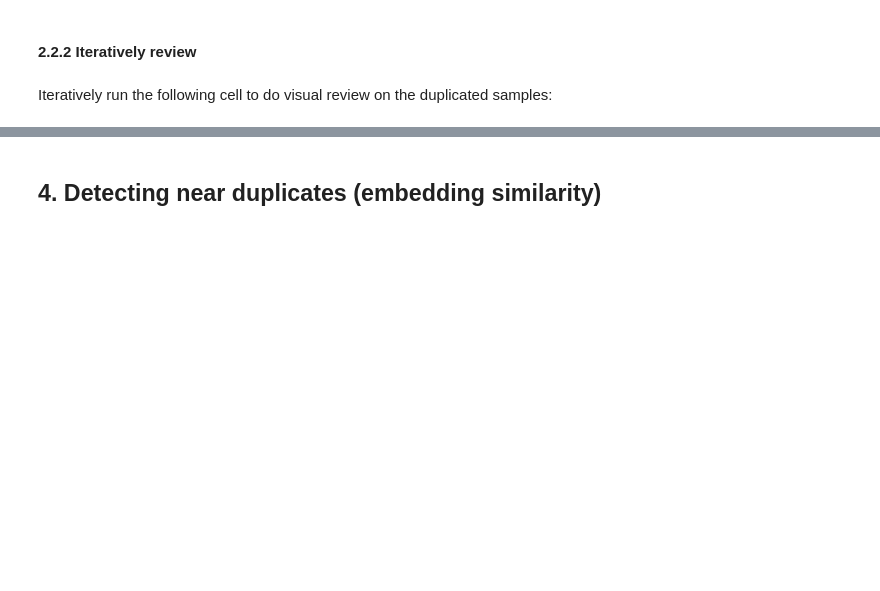
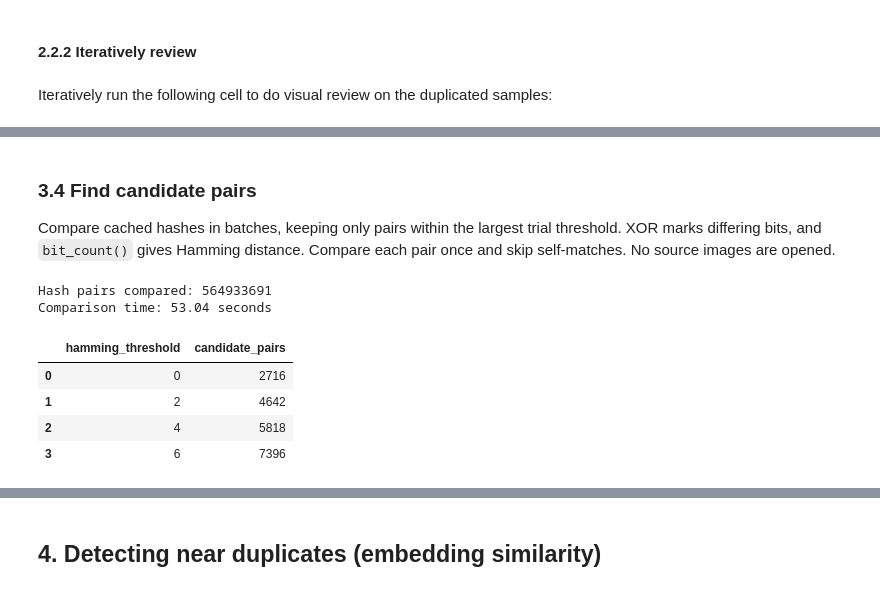
Before and after one commit to clymber/object_detection, a Jupyter notebook: dataset/notebooks/nb01.07-ball_detect_dataset/nb01.07.02-deduplicate.ipynb, the cells around one changed output, grey strips where cells are left out. Saved outputs shown, nothing was run; the diff lists cells and outputs as text; code cells hidden in the pictures; blank space fills up the shorter version.

```diff
--- a/dataset/notebooks/nb01.07-ball_detect_dataset/nb01.07.02-deduplicate.ipynb
+++ b/dataset/notebooks/nb01.07-ball_detect_dataset/nb01.07.02-deduplicate.ipynb
@@ -126,0 +190,72 @@ PHASH_SIZE = 8
+# %% [markdown]
+### 3.4 Find candidate pairs
+
+Compare cached hashes in batches, keeping only pairs within the largest trial
+threshold. XOR marks differing bits, and `bit_count()` gives Hamming distance.
+Compare each pair once and skip self-matches. No source images are opened.
+# %%
+from time import perf_counter
+
+import pandas as pd
+
+PHASH_THRESHOLDS = (0, 2, 4, 6)
+PHASH_MAX_DISTANCE = max(PHASH_THRESHOLDS)
+PAIR_BATCH_SIZE = 256
+
+hashed_ids, cached_hashes = cast(
+    tuple[list[str], list[str]],
+    hashed_representative_view.values(["id", "perceptual_hash"]),
+)
+expected_hash_length = (PHASH_SIZE**2 + 3) // 4
+if any(len(fingerprint) != expected_hash_length for fingerprint in cached_hashes):
+    raise ValueError(
+        "Cached pHash lengths do not match PHASH_SIZE. Recompute them first."
+    )
+
+hash_records = sorted(
+    (sample_id, int(fingerprint, 16))
+    for sample_id, fingerprint in zip(hashed_ids, cached_hashes)
+)
+pair_rows = []
+comparison_started = perf_counter()
+batch_starts = range(0, len(hash_records), PAIR_BATCH_SIZE)
+
+with fo.ProgressBar(total=len(batch_starts), iters_str="batches") as progress:
+    for batch_start in progress(batch_starts):
+        batch_stop = min(batch_start + PAIR_BATCH_SIZE, len(hash_records))
+        for index_a in range(batch_start, batch_stop):
+            sample_id_a, hash_a = hash_records[index_a]
+            for index_b in range(index_a + 1, len(hash_records)):
+                sample_id_b, hash_b = hash_records[index_b]
+                distance = (hash_a ^ hash_b).bit_count()
+                if distance <= PHASH_MAX_DISTANCE:
+                    pair_rows.append((sample_id_a, sample_id_b, distance))
+
+comparison_seconds = perf_counter() - comparison_started
+perceptual_pairs = pd.DataFrame(
+    pair_rows,
+    columns=["sample_id_a", "sample_id_b", "hamming_distance"],
+).astype({"hamming_distance": "int64"})
+perceptual_pairs = perceptual_pairs.sort_values(
+    ["hamming_distance", "sample_id_a", "sample_id_b"]
+).reset_index(drop=True)
+del pair_rows
+
+print("Hash pairs compared:", len(hash_records) * (len(hash_records) - 1) // 2)
+print(f"Comparison time: {comparison_seconds:.2f} seconds")
+threshold_counts = pd.DataFrame(
+    [
+        (threshold, int((perceptual_pairs["hamming_distance"] <= threshold).sum()))
+        for threshold in PHASH_THRESHOLDS
+    ],
+    columns=["hamming_threshold", "candidate_pairs"],
+)
+display(threshold_counts)
+# %% [output]
+Hash pairs compared: 564933691
+Comparison time: 53.04 seconds
+|  | hamming_threshold | candidate_pairs |
+| 0 | 0 | 2716 |
+| 1 | 2 | 4642 |
+| 2 | 4 | 5818 |
+| 3 | 6 | 7396 |
```
Also changed, not shown: parts of 20 cells of this notebook, 3 other files.
